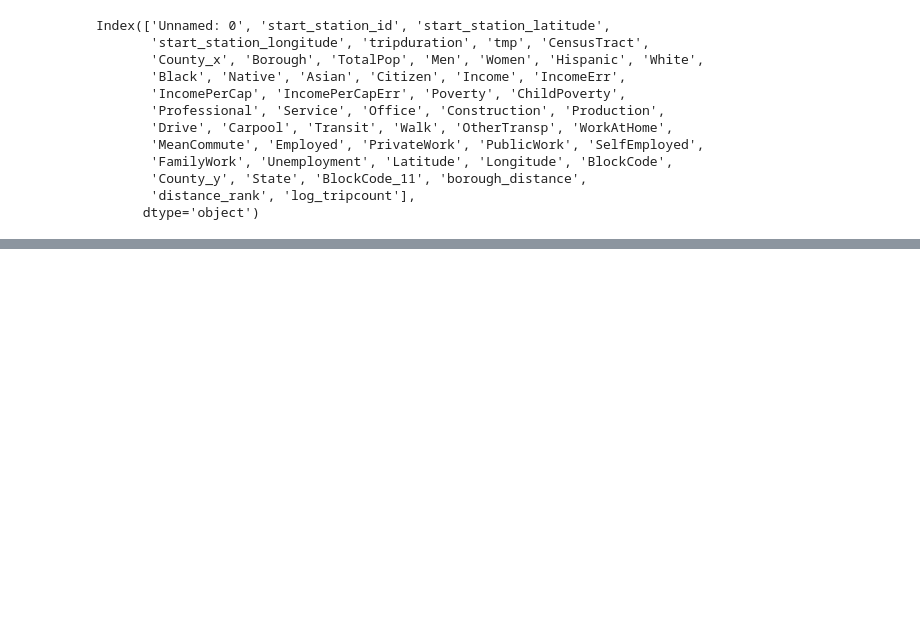
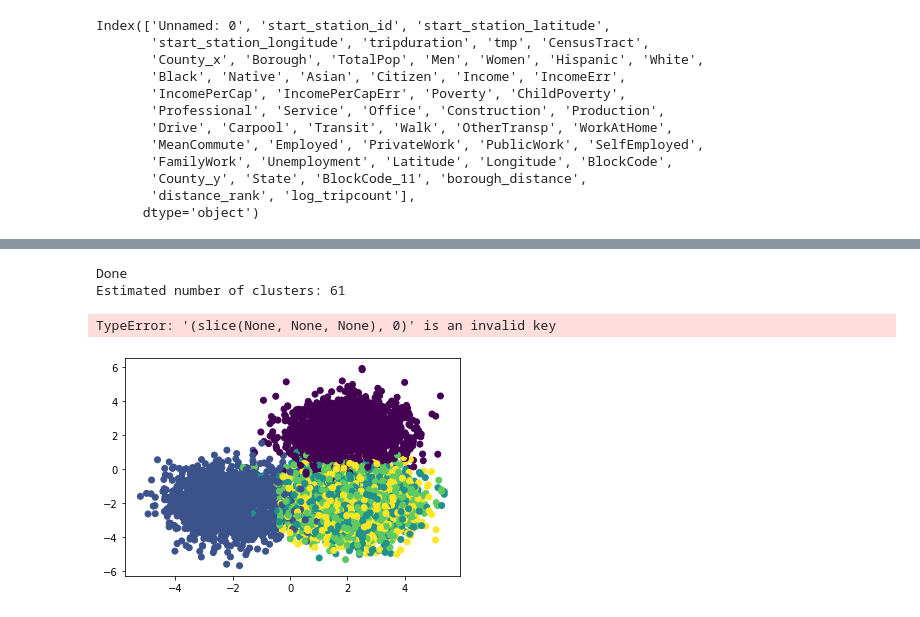
Before and after one commit to amyscott303/Thinkful, a Jupyter notebook: NY_model.ipynb, the cells around one changed output, grey strips where cells are left out. Drawn from its saved outputs; the diff is of its cells as text; code cells hidden in the pictures; blank space fills up the shorter version.

```diff
--- a/NY_model.ipynb
+++ b/NY_model.ipynb
@@ -255,0 +358,63 @@ R-squared PLSR: 0.9999995061614244
+# %%
+from sklearn.cluster import AffinityPropagation
+from sklearn import metrics
+
+# Declare the model and fit it in one statement.
+# Note that you can provide arguments to the model, but we didn't.
+af = AffinityPropagation().fit(X_train)
+print('Done')
+
+# Pull the number of clusters and cluster assignments for each data point.
+cluster_centers_indices = af.cluster_centers_indices_
+n_clusters_ = len(cluster_centers_indices)
+labels = af.labels_
+
+print('Estimated number of clusters: {}'.format(n_clusters_))
+# %% [output]
+Done
+Estimated number of clusters: 61
+# %%
+from sklearn.cluster import SpectralClustering
+
+n_clusters=5
+
+sc = SpectralClustering(n_clusters=n_clusters)
+sc.fit(X_train)
+
+
+predict=sc.fit_predict(X_train)
+
+
+plt.scatter(X_train[:, 0], X_train[:, 1], c=predict)
+plt.show()
+
+print('Comparing the assigned categories to the ones in the data:')
+print(pd.crosstab(y_train,predict))
+# %% [output]
+TypeError: '(slice(None, None, None), 0)' is an invalid key
+# %%
+from sklearn.datasets.samples_generator import make_blobs
+from sklearn.model_selection import train_test_split
+
+
+centers = [[2, 2], [-2, -2], [2, -2],[2, -2],[2, -2]]
+
+
+X, y = make_blobs(
+    n_samples=10000,
+    centers=centers,
+    cluster_std=1,
+    n_features=8,
+    random_state=42)
+
+plt.scatter(X[:, 0], X[:, 1], c=y)
+plt.show()
+
+#Divide into training and test sets.
+X_train, X_test, y_train, y_test = train_test_split(
+    X,
+    y,
+    test_size=0.9,
+    random_state=42)
+# %% [output]
+[figure, added]
```
Also changed, not shown: parts of 21 cells of this notebook.
